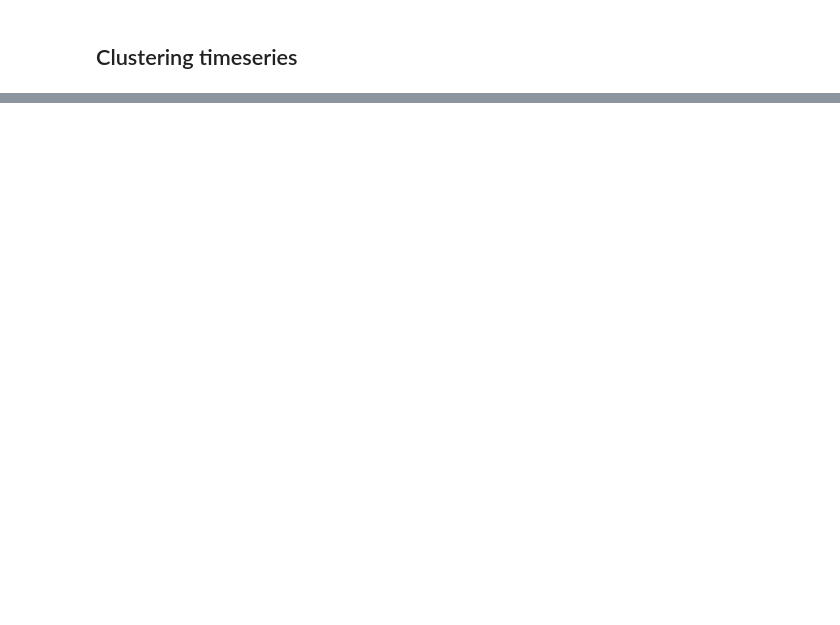
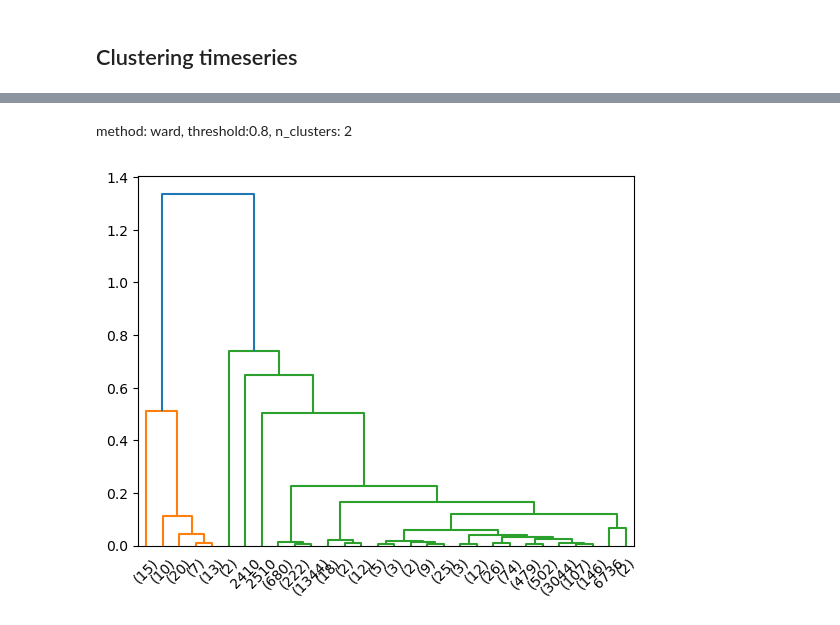
Before and after one commit to alessandrocubic/Unipi-Data-Mining-project-AY-22-23, a Jupyter notebook: TASK 4/Time_Series.ipynb, the cells around one changed output, grey strips where cells are left out. Cells and saved outputs as stored; diff of their text form; code cells hidden in the pictures; blank space fills up the shorter version.

```diff
--- a/TASK 4/Time_Series.ipynb
+++ b/TASK 4/Time_Series.ipynb
@@ -308,0 +334,4 @@ plt.show()
+# %%
+data_array = np.transpose(user_2019_detrend.values)
+
+data_array_features = [list(calculate_features(x).values())[:-2] for x in data_array]
@@ -308,0 +412,3 @@ plt.show()
+# %%
+scaler = MinMaxScaler()
+X_minmax = scaler.fit_transform(data_array_features)
@@ -308,0 +417,2 @@ plt.show()
+# %%
+config_hierarchical_minamx = []
@@ -308,0 +423,8 @@ plt.show()
+# %%
+# Generate dendrogram
+data_dist = pdist(X_minmax, metric='cosine')
+data_link = linkage(data_dist, method='complete', metric='cosine')
+res = dendrogram(data_link, color_threshold=0.2, truncate_mode='lastp')
+plt.show()
+# Append params for this dendrogram to list
+config_hierarchical_minamx.append((0.2, 'cosine', 'complete'))
@@ -308,0 +433,12 @@ plt.show()
+# %% [markdown]
+method: ward, threshold:0.8, n_clusters: 2
+# %%
+# Generate dendrogram
+data_dist = pdist(X_minmax, metric='cosine')
+data_link = linkage(data_dist, method='ward', metric='cosine')
+res = dendrogram(data_link, color_threshold=0.8, truncate_mode='lastp')
+plt.show()
+# Append params for this dendrogram to list
+config_hierarchical_minamx.append((0.8, 'cosine', 'ward'))
+# %% [output]
+[figure, added]
```
Also changed, not shown: parts of 58 cells of this notebook.
